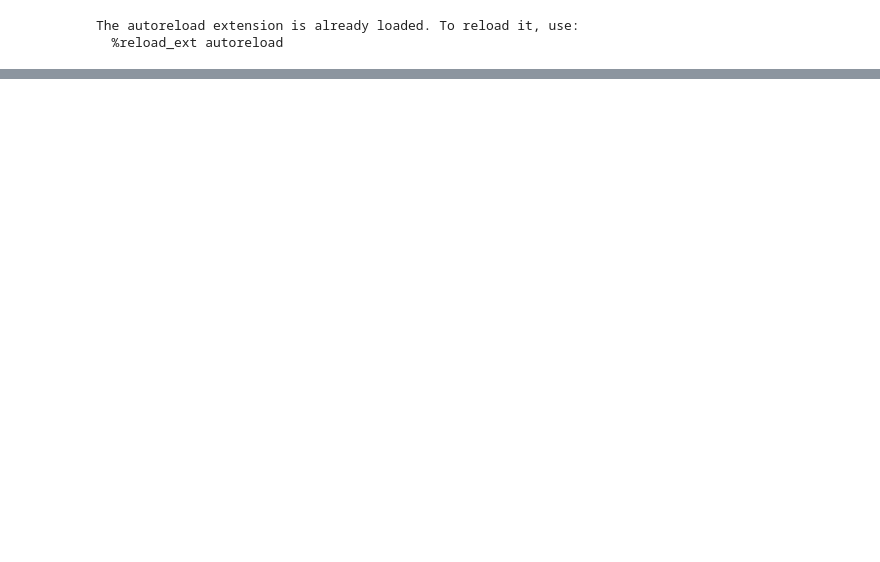
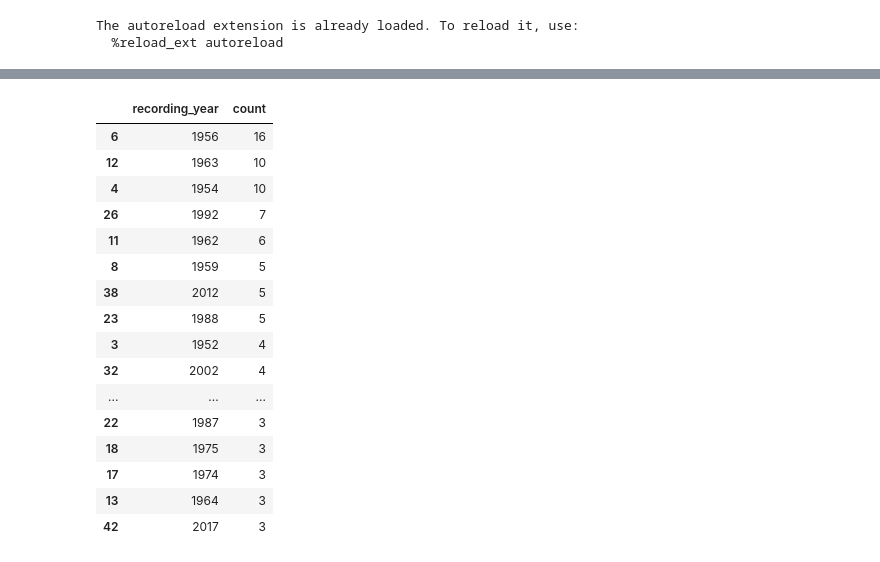
Before and after one commit to 1chenjes1/EPFL_DCML_2025, a Jupyter notebook: Notebooks/0 - Preprocessing.ipynb, the cells around one changed output, grey strips where cells are left out. Saved outputs shown, nothing was run; the diff lists cells and outputs as text; code cells hidden in the pictures; blank space fills up the shorter version.

```diff
--- a/Notebooks/0 - Preprocessing.ipynb
+++ b/Notebooks/0 - Preprocessing.ipynb
@@ -80,0 +134,38 @@ generate_pcs(df)
+# %%
+def groupby_year(df, length=3):
+    # Step 1: Get unique (fnames, artist) pairs
+    ref = df[['fnames', 'recording_year']].drop_duplicates()
+
+    # Step 2: Group by artist → count how many files (fnames) per title
+    ref_count = ref.groupby('recording_year').size().reset_index(name='count')
+
+    # Step 3: Keep only titles with ≥ length files
+    ref_filtered = ref_count[ref_count['count'] >= length]
+
+    # Step 4: Filter big df to only those titles
+    year_grouped = df[df['recording_year'].isin(ref_filtered['recording_year'])]
+
+    ref_filtered = ref_filtered.sort_values(by='count', ascending=False)
+
+    return year_grouped, ref_filtered
+
+year_grouped, ref = groupby_year(df, length=3)
+ref
+# %% [output]
+|  | recording_year | count |
+| 6 | 1956 | 16 |
+| 12 | 1963 | 10 |
+| 4 | 1954 | 10 |
+| 26 | 1992 | 7 |
+| 11 | 1962 | 6 |
+| 8 | 1959 | 5 |
+| 38 | 2012 | 5 |
+| 23 | 1988 | 5 |
+| 3 | 1952 | 4 |
+| 32 | 2002 | 4 |
+| ... | ... | ... |
+| 22 | 1987 | 3 |
+| 18 | 1975 | 3 |
+| 17 | 1974 | 3 |
+| 13 | 1964 | 3 |
+| 42 | 2017 | 3 |
```
Also changed, not shown: parts of 10 cells of this notebook, 4 other files.
